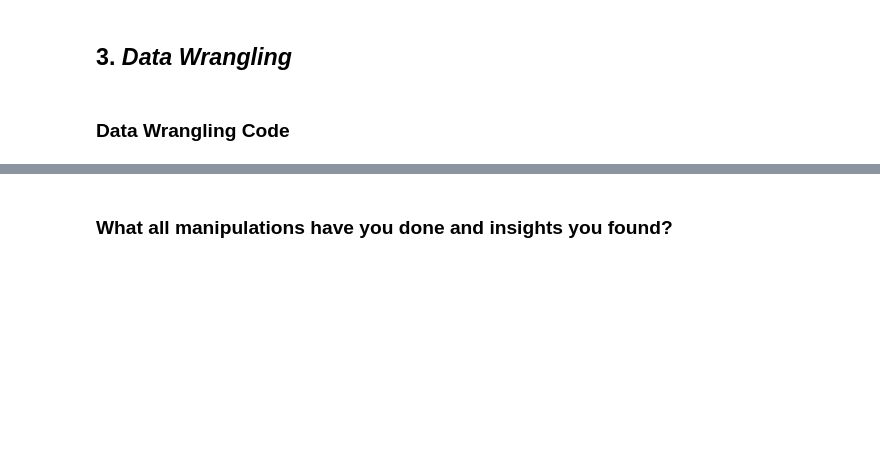
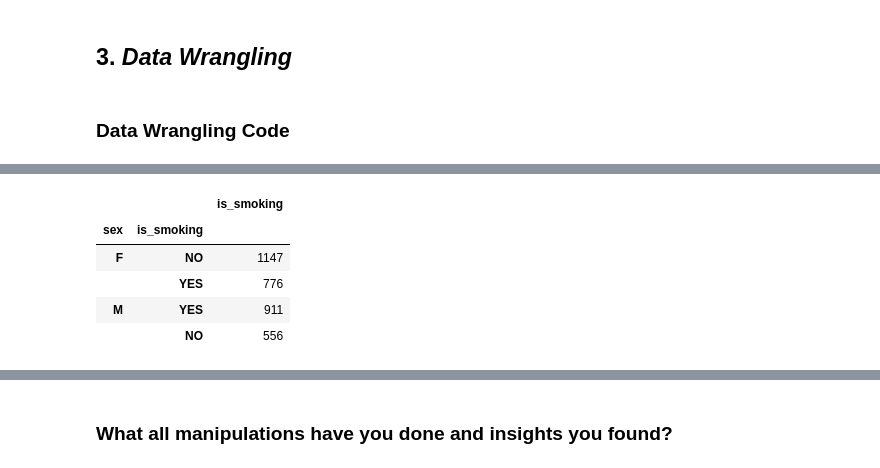
Before and after one commit to LuvMutreja/Cardiovascular-Risk-Prediction, a Jupyter notebook: Classification_Capstone_Project_Cardiovascular_Risk_Prediction.ipynb, the cells around one changed output, grey strips where cells are left out. Drawn from its saved outputs; the diff is of its cells as text; code cells hidden in the pictures; blank space fills up the shorter version.

```diff
--- a/Classification_Capstone_Project_Cardiovascular_Risk_Prediction.ipynb
+++ b/Classification_Capstone_Project_Cardiovascular_Risk_Prediction.ipynb
@@ -271,0 +298,9 @@ Number of unique values in  TenYearCHD  is  2
+# %%
+pd.DataFrame(dataset.groupby('sex')['is_smoking'].value_counts())
+# %% [output]
+|  |  | is_smoking |
+| sex | is_smoking |  |
+| F | NO | 1147 |
+|  | YES | 776 |
+| M | YES | 911 |
+|  | NO | 556 |
```
Also changed, not shown: parts of 14 cells of this notebook.
